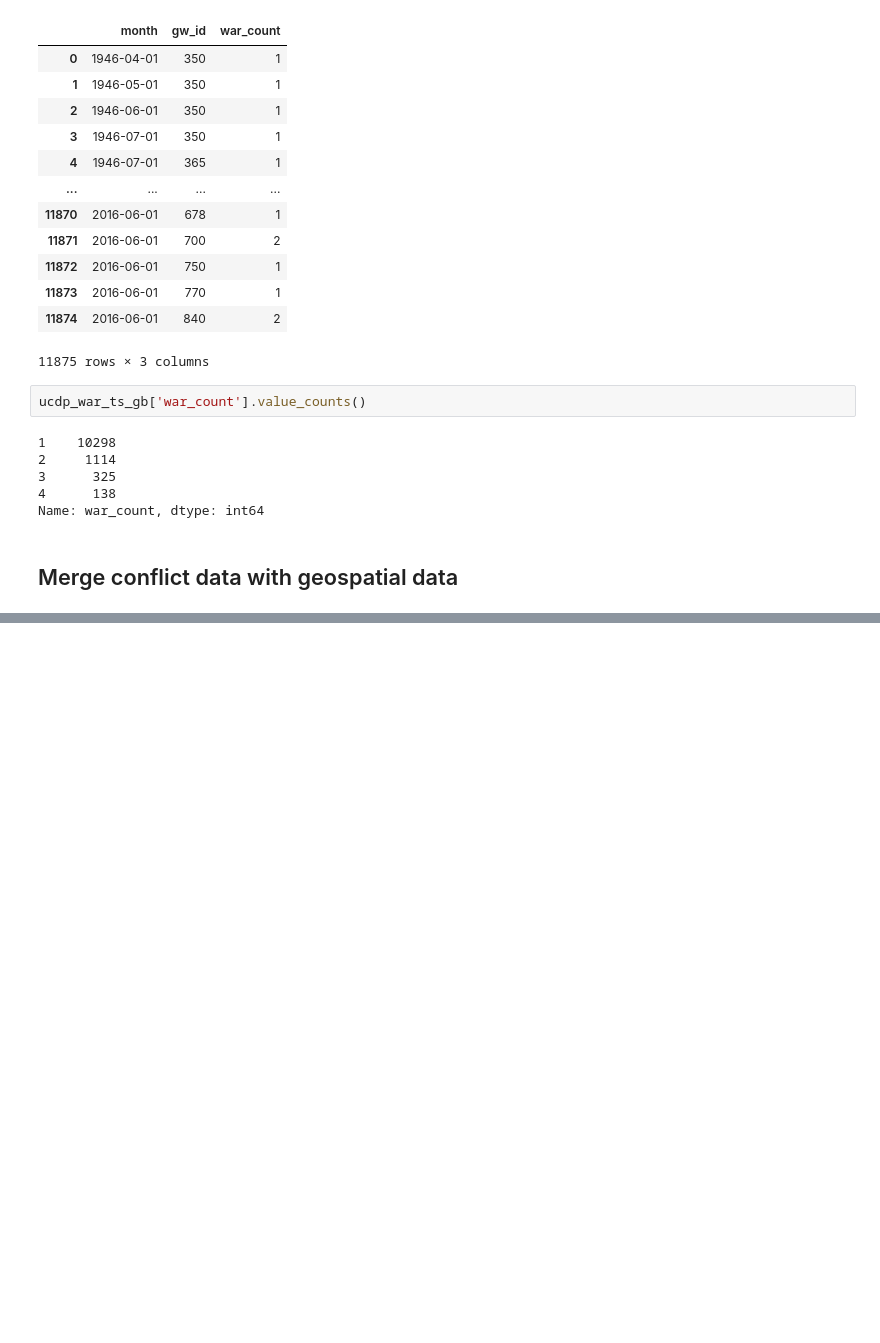
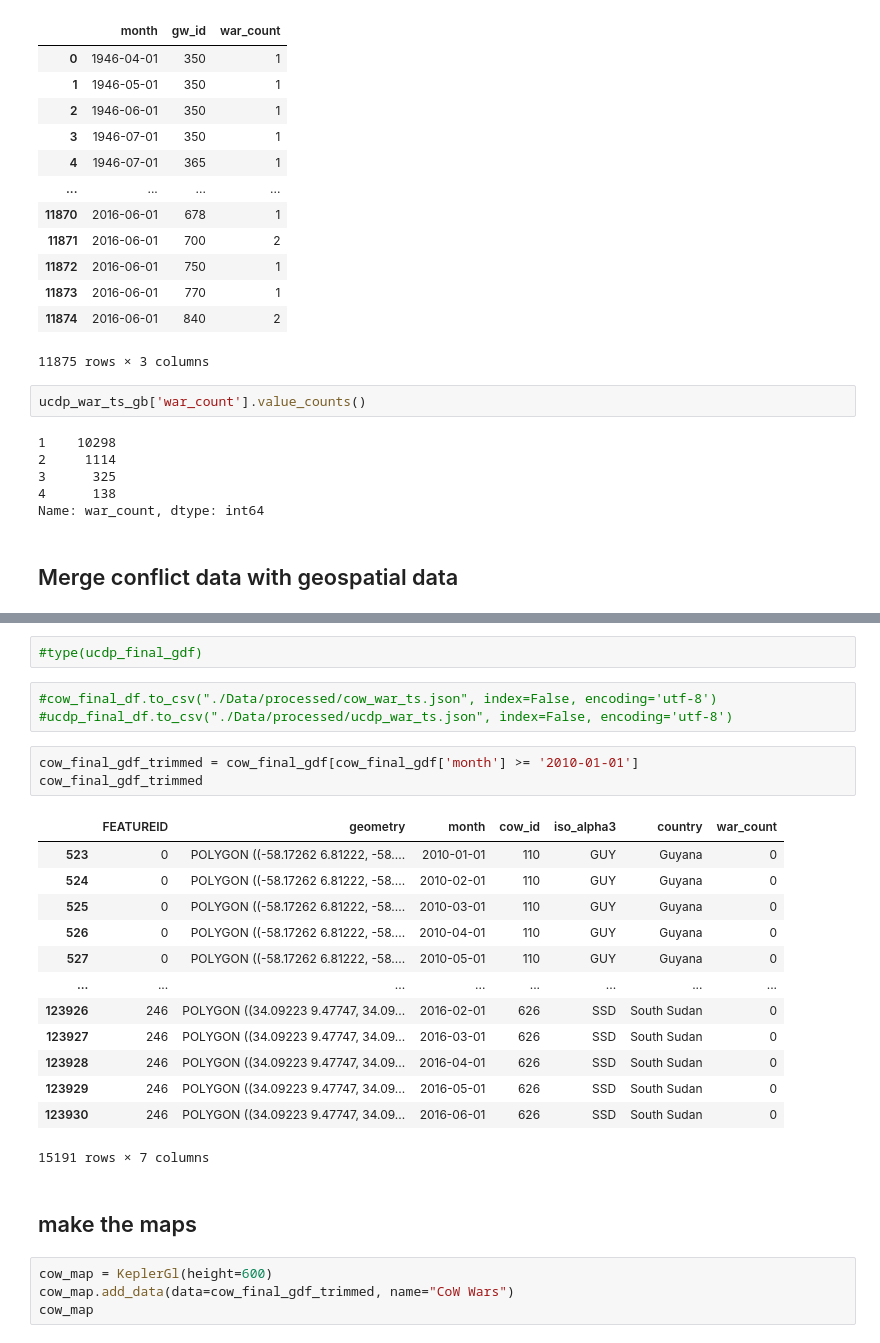
Before and after one commit to jenna-jordan/IS590DV-FinalProject, a Jupyter notebook: Map of CoW vs UCDP.ipynb, the cells around one changed output, grey strips where cells are left out. Drawn from its saved outputs; the diff is of its cells as text; blank space fills up the shorter version.

```diff
--- a/Map of CoW vs UCDP.ipynb
+++ b/Map of CoW vs UCDP.ipynb
@@ -346,0 +348,28 @@ ucdp_final_df
+# %%
+#type(ucdp_final_gdf)
+# %%
+#cow_final_df.to_csv("./Data/processed/cow_war_ts.json", index=False, encoding='utf-8')
+#ucdp_final_df.to_csv("./Data/processed/ucdp_war_ts.json", index=False, encoding='utf-8')
+# %%
+cow_final_gdf_trimmed = cow_final_gdf[cow_final_gdf['month'] >= '2010-01-01']
+cow_final_gdf_trimmed
+# %% [output]
+|  | FEATUREID | geometry | month | cow_id | iso_alpha3 | country | war_count |
+| 523 | 0 | POLYGON ((-58.17262 6.81222, -58.... | 2010-01-01 | 110 | GUY | Guyana | 0 |
+| 524 | 0 | POLYGON ((-58.17262 6.81222, -58.... | 2010-02-01 | 110 | GUY | Guyana | 0 |
+| 525 | 0 | POLYGON ((-58.17262 6.81222, -58.... | 2010-03-01 | 110 | GUY | Guyana | 0 |
+| 526 | 0 | POLYGON ((-58.17262 6.81222, -58.... | 2010-04-01 | 110 | GUY | Guyana | 0 |
+| 527 | 0 | POLYGON ((-58.17262 6.81222, -58.... | 2010-05-01 | 110 | GUY | Guyana | 0 |
+| ... | ... | ... | ... | ... | ... | ... | ... |
+| 123926 | 246 | POLYGON ((34.09223 9.47747, 34.09... | 2016-02-01 | 626 | SSD | South Sudan | 0 |
+| 123927 | 246 | POLYGON ((34.09223 9.47747, 34.09... | 2016-03-01 | 626 | SSD | South Sudan | 0 |
+| 123928 | 246 | POLYGON ((34.09223 9.47747, 34.09... | 2016-04-01 | 626 | SSD | South Sudan | 0 |
+| 123929 | 246 | POLYGON ((34.09223 9.47747, 34.09... | 2016-05-01 | 626 | SSD | South Sudan | 0 |
+| 123930 | 246 | POLYGON ((34.09223 9.47747, 34.09... | 2016-06-01 | 626 | SSD | South Sudan | 0 |
+15191 rows × 7 columns
+# %% [markdown]
+## make the maps
+# %%
+cow_map = KeplerGl(height=600)
+cow_map.add_data(data=cow_final_gdf_trimmed, name="CoW Wars")
+cow_map
```
Also changed, not shown: parts of 8 cells of this notebook, 4 other files.
